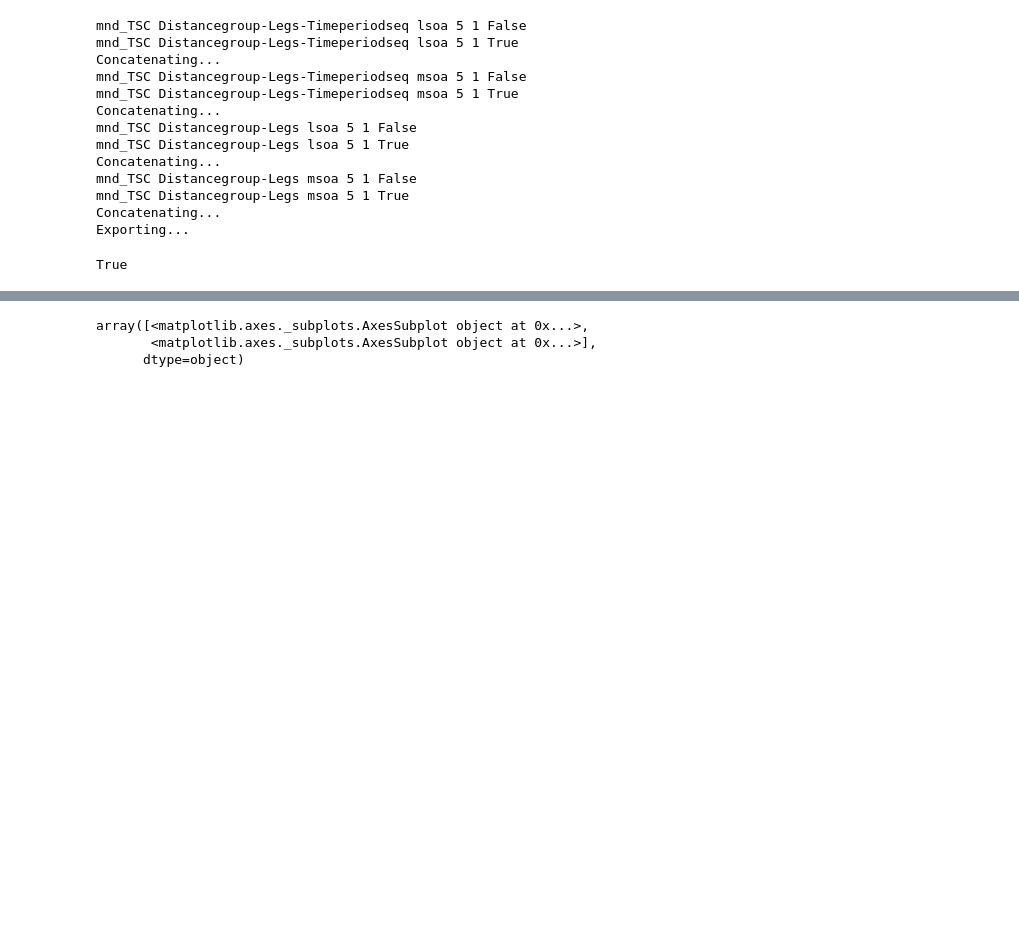
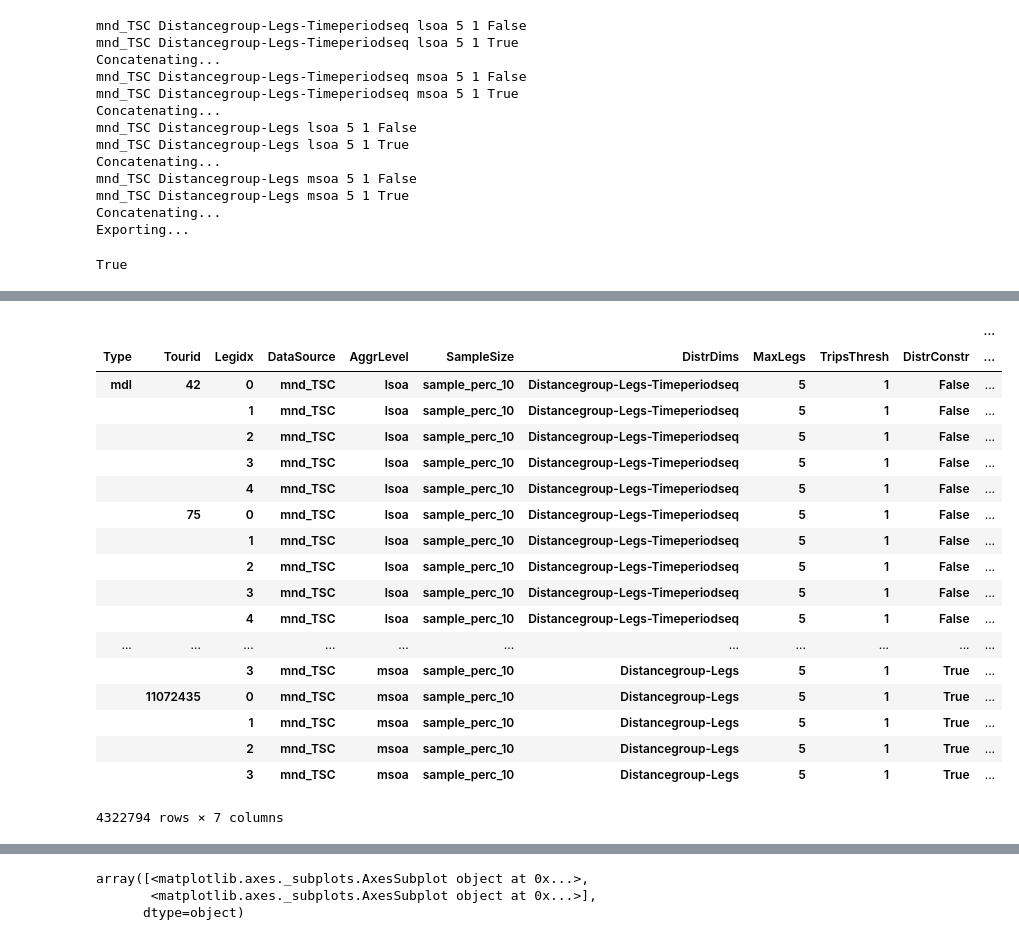
Before and after one commit to harisbal/od2trs, a Jupyter notebook: analysis/optimisation_results.ipynb, the cells around one changed output, grey strips where cells are left out. Saved outputs shown, nothing was run; the diff lists cells and outputs as text; code cells hidden in the pictures; blank space fills up the shorter version.

```diff
--- a/analysis/optimisation_results.ipynb
+++ b/analysis/optimisation_results.ipynb
@@ -361,6 +376,28 @@ filters['SampleSize'] = 'sample_perc_10'
 filters['MaxLegs'] = 5
 filters['TripsThresh'] = 1
 filters['DistrConstr'] = True
+# %%
+comparisons['descrs']
+# %% [output]
+|  |  |  |  |  |  |  |  |  |  | ... |
+| Type | Tourid | Legidx | DataSource | AggrLevel | SampleSize | DistrDims | MaxLegs | TripsThresh | DistrConstr | ... |
+| mdl | 42 | 0 | mnd_TSC | lsoa | sample_perc_10 | Distancegroup-Legs-Timeperiodseq | 5 | 1 | False | ... |
+|  |  | 1 | mnd_TSC | lsoa | sample_perc_10 | Distancegroup-Legs-Timeperiodseq | 5 | 1 | False | ... |
+|  |  | 2 | mnd_TSC | lsoa | sample_perc_10 | Distancegroup-Legs-Timeperiodseq | 5 | 1 | False | ... |
+|  |  | 3 | mnd_TSC | lsoa | sample_perc_10 | Distancegroup-Legs-Timeperiodseq | 5 | 1 | False | ... |
+|  |  | 4 | mnd_TSC | lsoa | sample_perc_10 | Distancegroup-Legs-Timeperiodseq | 5 | 1 | False | ... |
+|  | 75 | 0 | mnd_TSC | lsoa | sample_perc_10 | Distancegroup-Legs-Timeperiodseq | 5 | 1 | False | ... |
+|  |  | 1 | mnd_TSC | lsoa | sample_perc_10 | Distancegroup-Legs-Timeperiodseq | 5 | 1 | False | ... |
+|  |  | 2 | mnd_TSC | lsoa | sample_perc_10 | Distancegroup-Legs-Timeperiodseq | 5 | 1 | False | ... |
+|  |  | 3 | mnd_TSC | lsoa | sample_perc_10 | Distancegroup-Legs-Timeperiodseq | 5 | 1 | False | ... |
+|  |  | 4 | mnd_TSC | lsoa | sample_perc_10 | Distancegroup-Legs-Timeperiodseq | 5 | 1 | False | ... |
+| ... | ... | ... | ... | ... | ... | ... | ... | ... | ... | ... |
+|  |  | 3 | mnd_TSC | msoa | sample_perc_10 | Distancegroup-Legs | 5 | 1 | True | ... |
+|  | 11072435 | 0 | mnd_TSC | msoa | sample_perc_10 | Distancegroup-Legs | 5 | 1 | True | ... |
+|  |  | 1 | mnd_TSC | msoa | sample_perc_10 | Distancegroup-Legs | 5 | 1 | True | ... |
+|  |  | 2 | mnd_TSC | msoa | sample_perc_10 | Distancegroup-Legs | 5 | 1 | True | ... |
+|  |  | 3 | mnd_TSC | msoa | sample_perc_10 | Distancegroup-Legs | 5 | 1 | True | ... |
+4322794 rows × 7 columns
 # %%
 if filters:
     comparisons_filt = dict()
```
Also changed, not shown: parts of 17 cells of this notebook, 2 other files.
